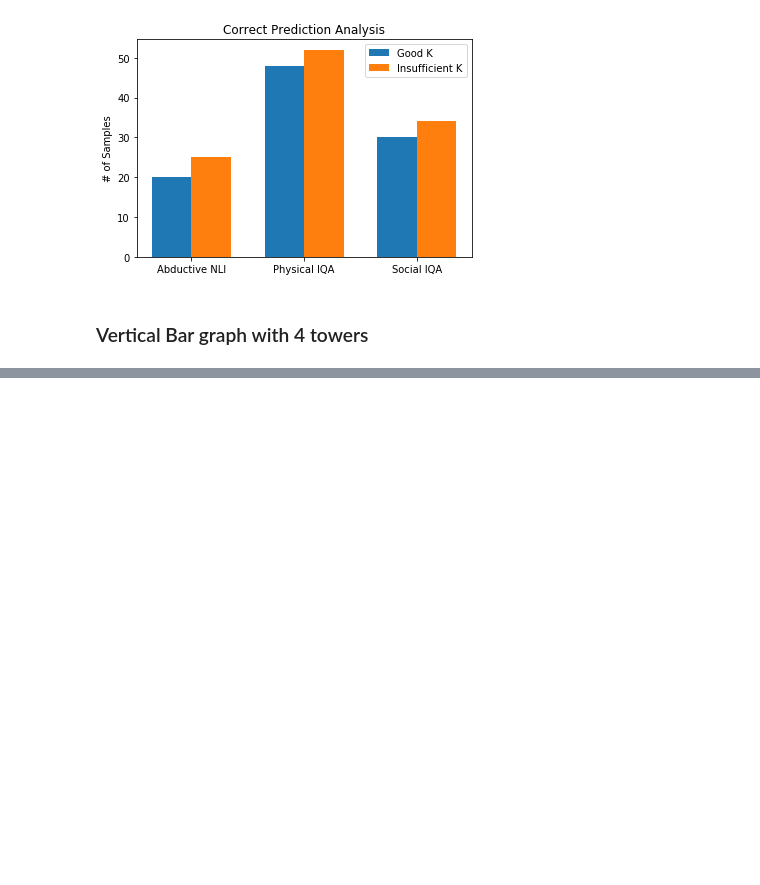
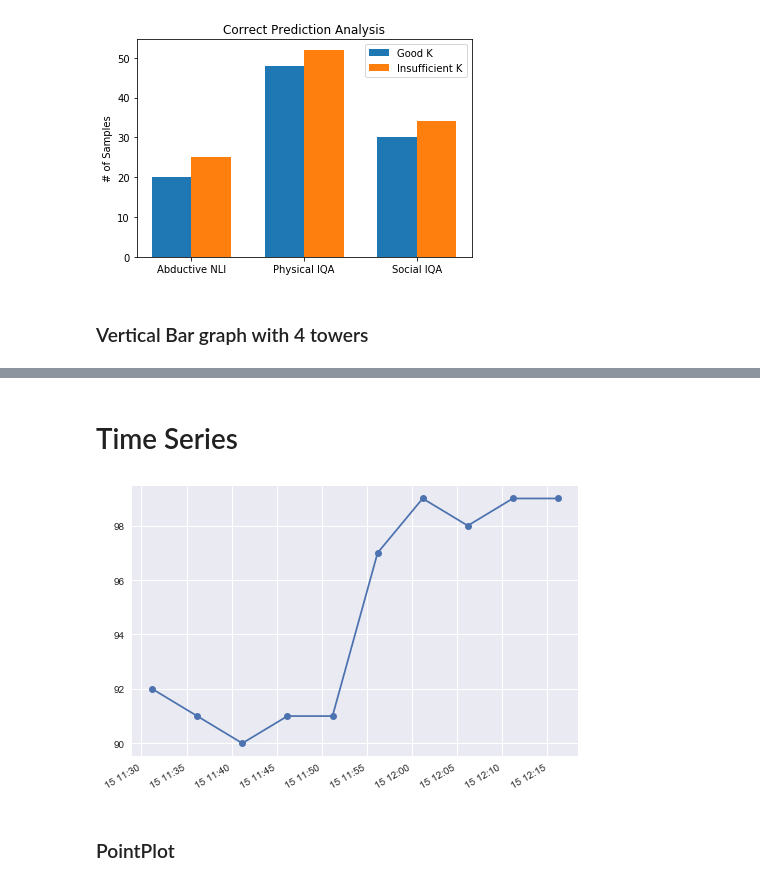
Before and after one commit to kuntalkumarpal/Python-cheat-sheets, a Jupyter notebook: Graphs_Python.ipynb, the cells around one changed output, grey strips where cells are left out. Saved outputs shown, nothing was run; the diff lists cells and outputs as text; code cells hidden in the pictures; blank space fills up the shorter version.

```diff
--- a/Graphs_Python.ipynb
+++ b/Graphs_Python.ipynb
@@ -67,0 +95,16 @@ fig.savefig("Correct.png")
+# %% [markdown]
+# Time Series
+# %%
+plt.style.use("seaborn")
+from matplotlib import pyplot as plt
+from matplotlib import dates as dt
+idx = 32
+time = [737225.479988426, 737225.483460648, 737225.48693287, 737225.490405093, 737225.493877315, 737225.497349537, 737225.5008217591, 737225.5042939809, 737225.5077662041, 737225.511238426]
+data = [92.0, 91.0, 90.0, 91.0, 91.0, 97.0, 99.0, 98.0, 99.0, 99.0]
+# print(processed_data[idx])
+plt.plot_date(time,data, linestyle='solid')
+plt.gcf().autofmt_xdate()
+# %% [output]
+[figure, added]
+# %% [markdown]
+### PointPlot
```
Also changed, not shown: parts of 18 cells of this notebook, 3 other files.
